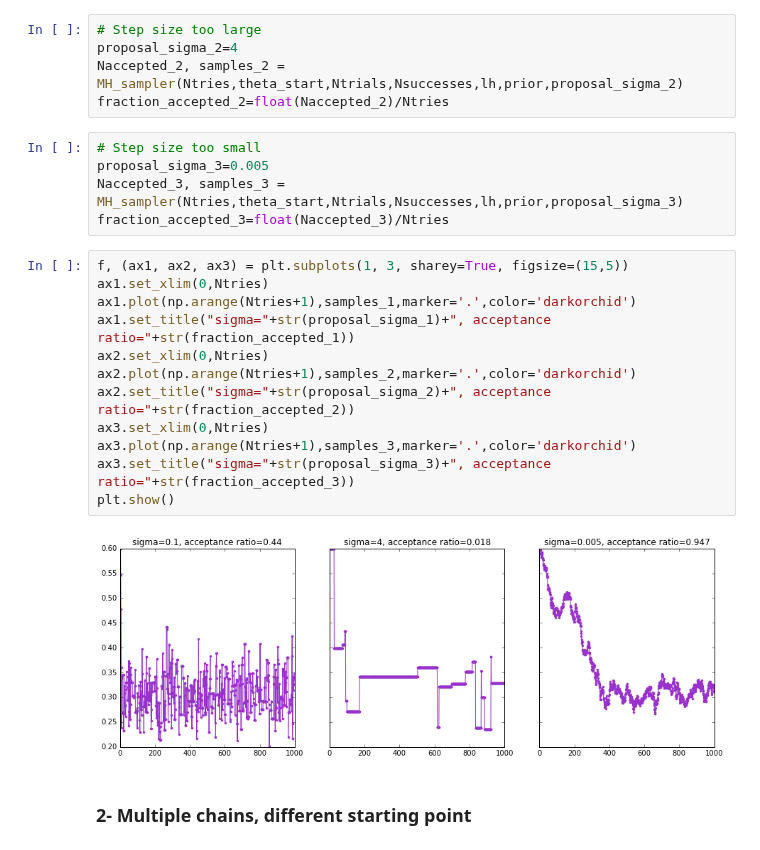
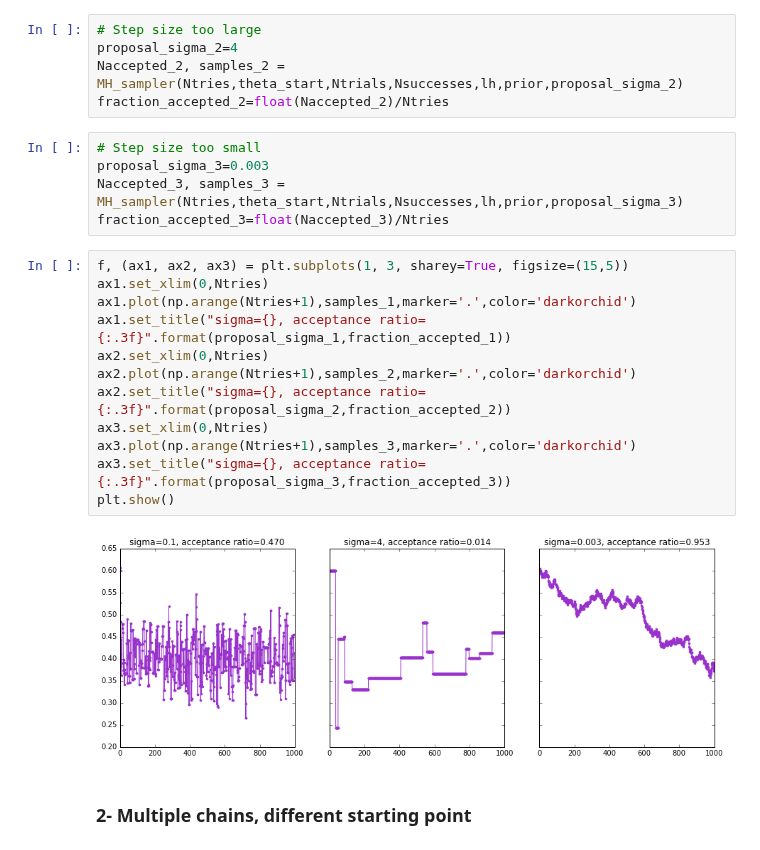
Before and after one commit to florent-leclercq/Bayes_InfoTheory, a Jupyter notebook: MCMC_MH.ipynb, the cells around one changed output. Drawn from its saved outputs; the diff is of its cells as text.

```diff
--- a/MCMC_MH.ipynb
+++ b/MCMC_MH.ipynb
@@ -108,23 +109,23 @@ Naccepted_2, samples_2 = MH_sampler(Ntries,theta_start,Ntrials,Nsuccesses,lh,pri
 fraction_accepted_2=float(Naccepted_2)/Ntries
 # %%
 # Step size too small
-proposal_sigma_3=0.005
+proposal_sigma_3=0.003
 Naccepted_3, samples_3 = MH_sampler(Ntries,theta_start,Ntrials,Nsuccesses,lh,prior,proposal_sigma_3)
 fraction_accepted_3=float(Naccepted_3)/Ntries
 # %%
 f, (ax1, ax2, ax3) = plt.subplots(1, 3, sharey=True, figsize=(15,5))
 ax1.set_xlim(0,Ntries)
 ax1.plot(np.arange(Ntries+1),samples_1,marker='.',color='darkorchid')
-ax1.set_title("sigma="+str(proposal_sigma_1)+", acceptance ratio="+str(fraction_accepted_1))
+ax1.set_title("sigma={}, acceptance ratio={:.3f}".format(proposal_sigma_1,fraction_accepted_1))
 ax2.set_xlim(0,Ntries)
 ax2.plot(np.arange(Ntries+1),samples_2,marker='.',color='darkorchid')
-ax2.set_title("sigma="+str(proposal_sigma_2)+", acceptance ratio="+str(fraction_accepted_2))
+ax2.set_title("sigma={}, acceptance ratio={:.3f}".format(proposal_sigma_2,fraction_accepted_2))
 ax3.set_xlim(0,Ntries)
 ax3.plot(np.arange(Ntries+1),samples_3,marker='.',color='darkorchid')
-ax3.set_title("sigma="+str(proposal_sigma_3)+", acceptance ratio="+str(fraction_accepted_3))
+ax3.set_title("sigma={}, acceptance ratio={:.3f}".format(proposal_sigma_3,fraction_accepted_3))
 plt.show()
 # %% [output]
-[figure, old version]
+[figure, new version]
 # %% [markdown]
 ### 2- Multiple chains, different starting point
 # %%
```
Also changed, not shown: parts of 9 cells of this notebook.
